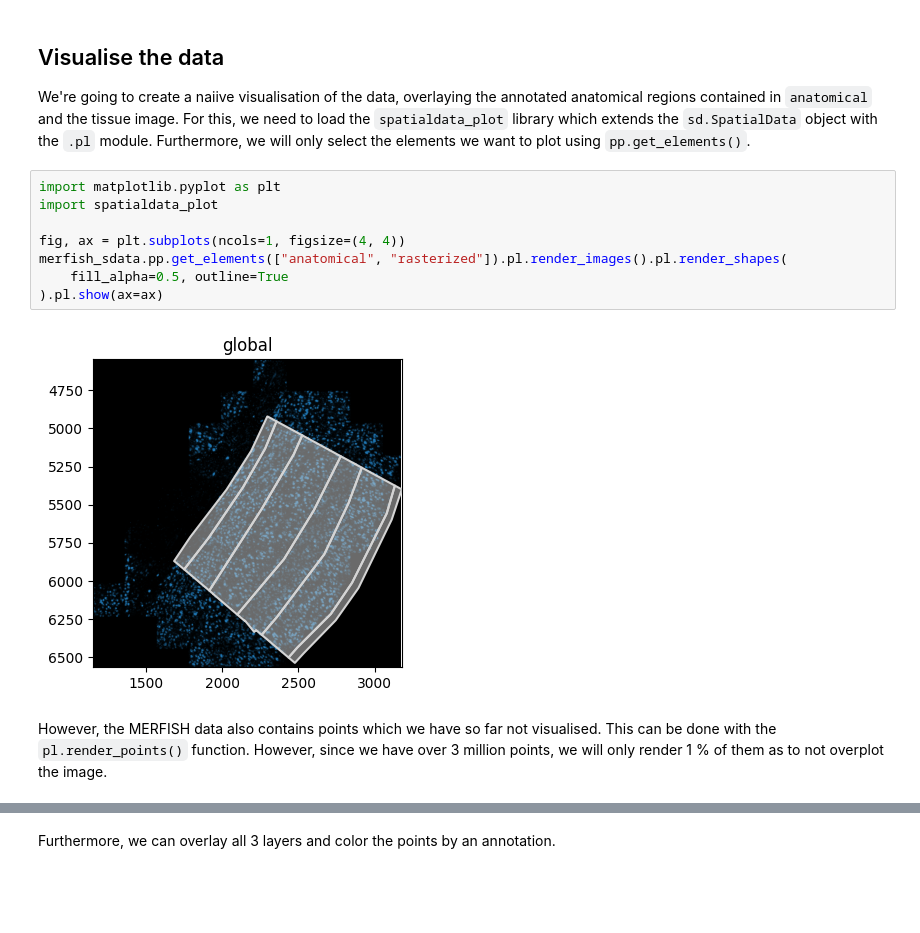
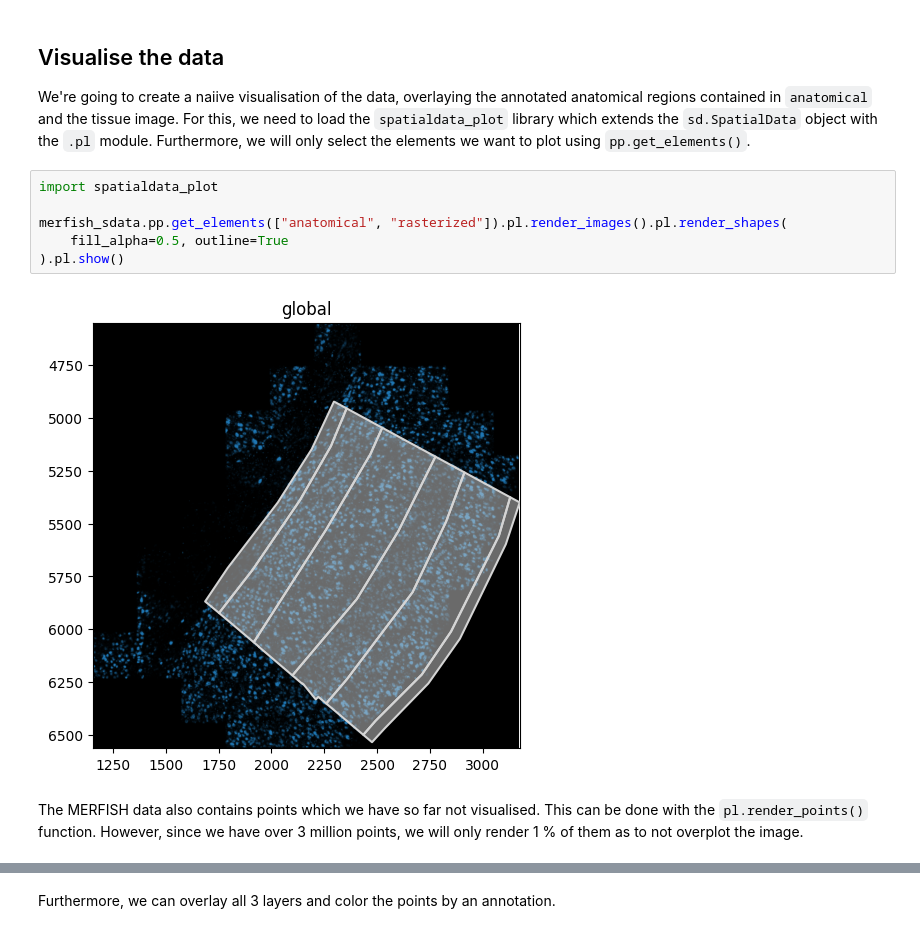
Before and after one commit to scverse/spatialdata-notebooks, a Jupyter notebook: notebooks/examples/technology_merfish.ipynb, the cells around one changed output, grey strips where cells are left out. Cells and saved outputs as stored; diff of their text form; blank space fills up the shorter version.

```diff
--- a/notebooks/examples/technology_merfish.ipynb
+++ b/notebooks/examples/technology_merfish.ipynb
@@ -35,17 +31,15 @@ with coordinate systems:
 ## Visualise the data
 We're going to create a naiive visualisation of the data, overlaying the annotated anatomical regions contained in `anatomical` and the tissue image. For this, we need to load the `spatialdata_plot` library which extends the `sd.SpatialData` object with the `.pl` module. Furthermore, we will only select the elements we want to plot using `pp.get_elements()`.
 # %%
-import matplotlib.pyplot as plt
 import spatialdata_plot
 
-fig, ax = plt.subplots(ncols=1, figsize=(4, 4))
 merfish_sdata.pp.get_elements(["anatomical", "rasterized"]).pl.render_images().pl.render_shapes(
     fill_alpha=0.5, outline=True
-).pl.show(ax=ax)
+).pl.show()
 # %% [output]
-[figure, old version]
+[figure, new version]
 # %% [markdown]
-However, the MERFISH data also contains points which we have so far not visualised. This can be done with the `pl.render_points()` function. However, since we have over 3 million points, we will only render 1 % of them as to not overplot the image.
+The MERFISH data also contains points which we have so far not visualised. This can be done with the `pl.render_points()` function. However, since we have over 3 million points, we will only render 1 % of them as to not overplot the image.
 # %%
 merfish_sdata.points["single_molecule"] = merfish_sdata.points["single_molecule"].sample(frac=0.01)
 merfish_sdata.pl.render_points().pl.show()
```
Also changed, not shown: parts of 3 cells of this notebook, 2 other files.
